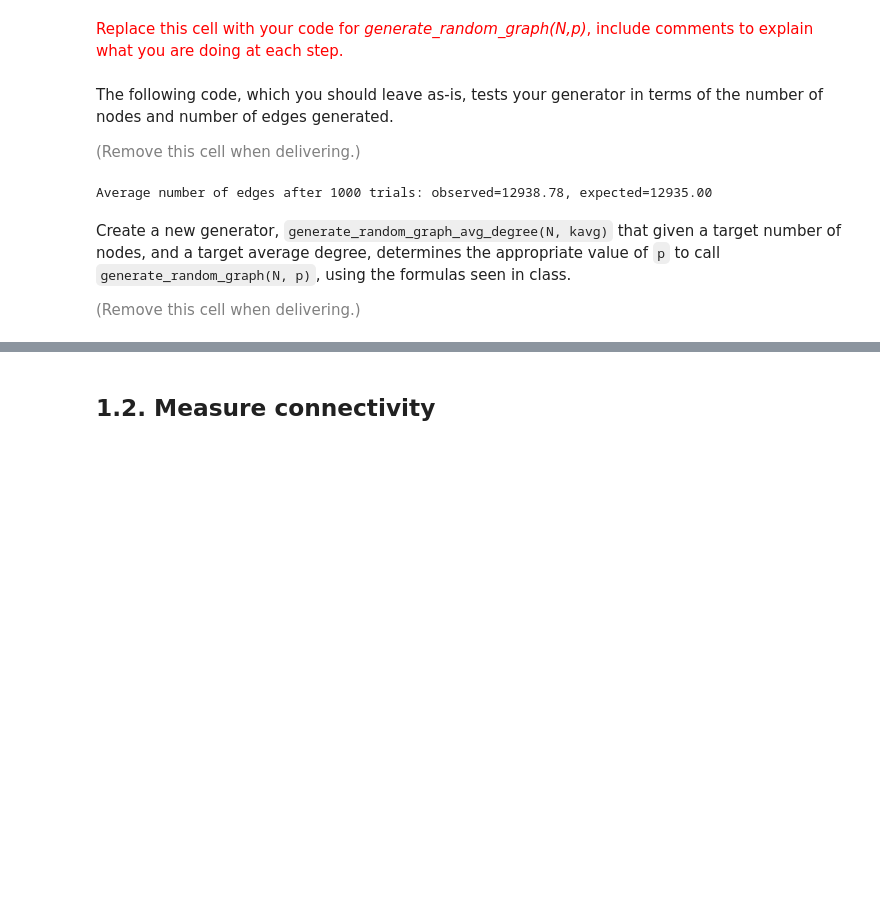
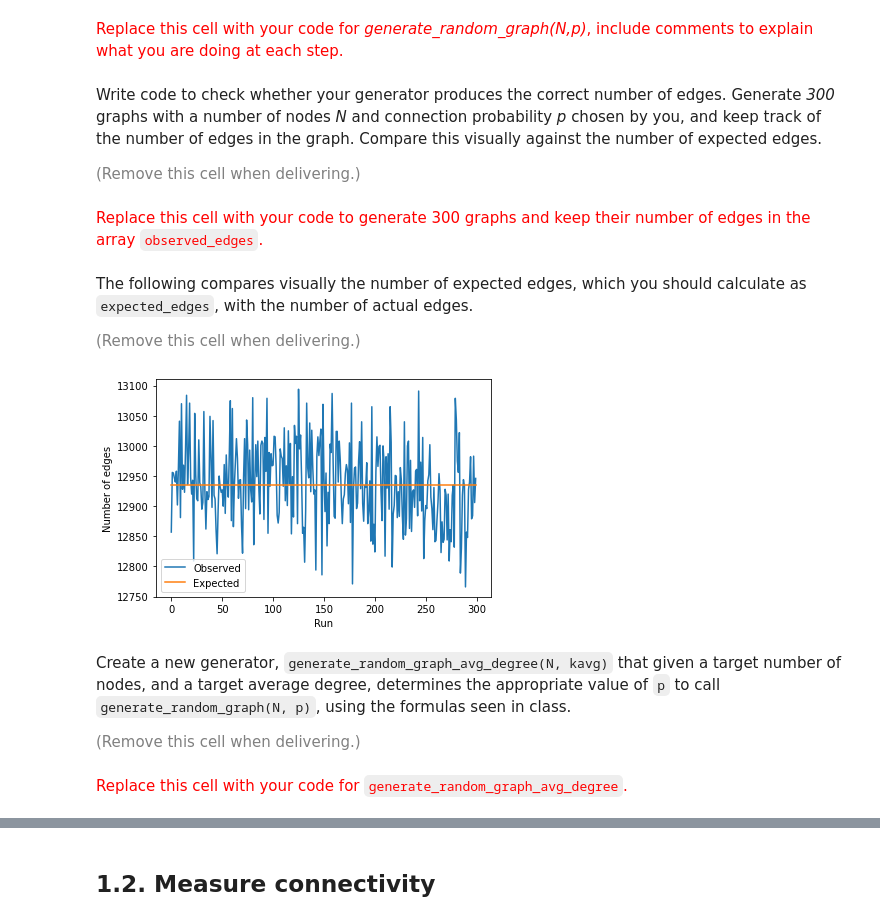
Before and after one commit to chatox/networks-science-course, a Jupyter notebook: practicum/ps07-network_models.ipynb, the cells around one changed output, grey strips where cells are left out. Cells and saved outputs as stored; diff of their text form; code cells hidden in the pictures; blank space fills up the shorter version.

```diff
--- a/practicum/ps07-network_models.ipynb
+++ b/practicum/ps07-network_models.ipynb
@@ -69,27 +69,30 @@ for u, v in itertools.combinations(G.nodes, 2):
 <font size="-1" color="gray">(Remove this cell when delivering.)</font>
 # %% [markdown]
 <font size="+1" color="red">Replace this cell with your code for *generate_random_graph(N,p)*, include comments to explain what you are doing at each step.</font>
+# %% [markdown]
+Write code to check whether your generator produces the correct number of edges. Generate *300* graphs with a number of nodes *N* and connection probability *p* chosen by you, and keep track of the number of edges in the graph. Compare this visually against the number of expected edges.
+
+<font size="-1" color="gray">(Remove this cell when delivering.)</font>
+# %% [markdown]
+<font size="+1" color="red">Replace this cell with your code to generate 300 graphs and keep their number of edges in the array ``observed_edges``.</font>
 # %% [markdown]
-The following code, which you should leave as-is, tests your generator in terms of the number of nodes and number of edges generated.
+The following compares visually the number of expected edges, which you should calculate as ``expected_edges``, with the number of actual edges.
 
 <font size="-1" color="gray">(Remove this cell when delivering.)</font>
-# %%
-# Leave as-is
-
-trials = 1000
-N = 200
-p = 0.65
-
-generated_edges = []
-for i in range(trials):
-    g = generate_random_graph(N, p)
-    generated_edges.append(g.number_of_edges())
-    assert g.number_of_nodes() == N, "Incorrect number of nodes"
-
-print("Average number of edges after %d trials: observed=%.2f, expected=%.2f" % (trials, np.average(generated_edges), p*N*(N-1)/2) )
-# %% [output]
-Average number of edges after 1000 trials: observed=12938.78, expected=12935.00
+# %%
+# Leave as-is
+
+plt.xlabel("Run")
+plt.ylabel("Number of edges")
+plt.plot(range(trials), observed_edges, label="Observed")
+plt.plot(range(trials), [expected_edges] * trials, label="Expected")
+plt.legend()
+plt.show()
+# %% [output]
+[figure, added]
 # %% [markdown]
 Create a new generator, `generate_random_graph_avg_degree(N, kavg)` that given a target number of nodes, and a target average degree, determines the appropriate value of `p` to call `generate_random_graph(N, p)`, using the formulas seen in class.
 
 <font size="-1" color="gray">(Remove this cell when delivering.)</font>
+# %% [markdown]
+<font size="+1" color="red">Replace this cell with your code for ``generate_random_graph_avg_degree``.</font>
```
Also changed, not shown: parts of 21 cells of this notebook.
